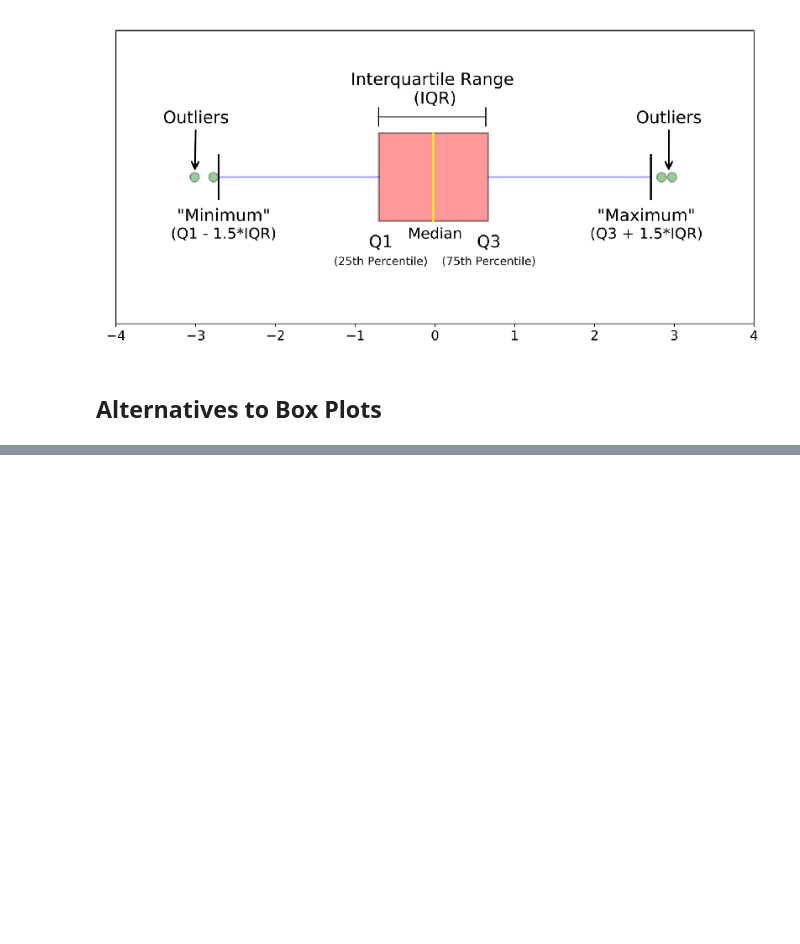
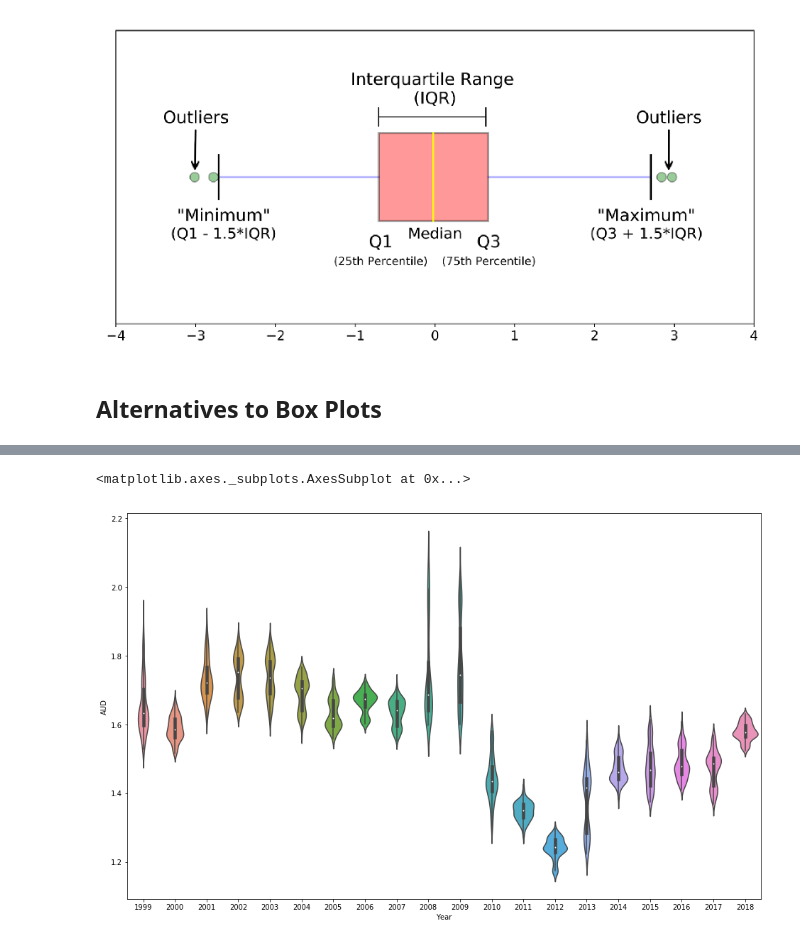
Before and after one commit to donalcarr/DC_Box-Plots, a Jupyter notebook: Assignment - Box Plots.ipynb, the cells around one changed output, grey strips where cells are left out. Cells and saved outputs as stored; diff of their text form; code cells hidden in the pictures; blank space fills up the shorter version.

```diff
--- a/Assignment - Box Plots.ipynb
+++ b/Assignment - Box Plots.ipynb
@@ -100,0 +90,7 @@ Image(filename="BP.jpg")
+# %%
+fig = plt.gcf()
+fig.set_size_inches( 16, 10)
+sns.violinplot(data=fx, x='Year', y='AUD')
+# %% [output]
+<matplotlib.axes._subplots.AxesSubplot at 0x...>
+[figure, added]
```
Also changed, not shown: parts of 10 cells of this notebook.
